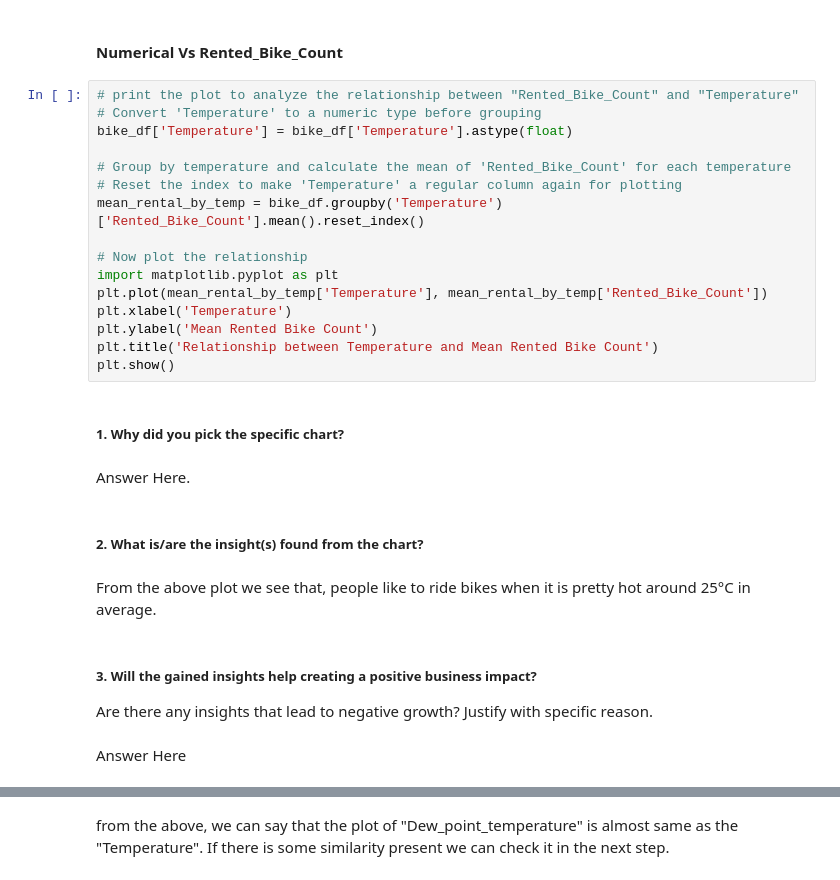
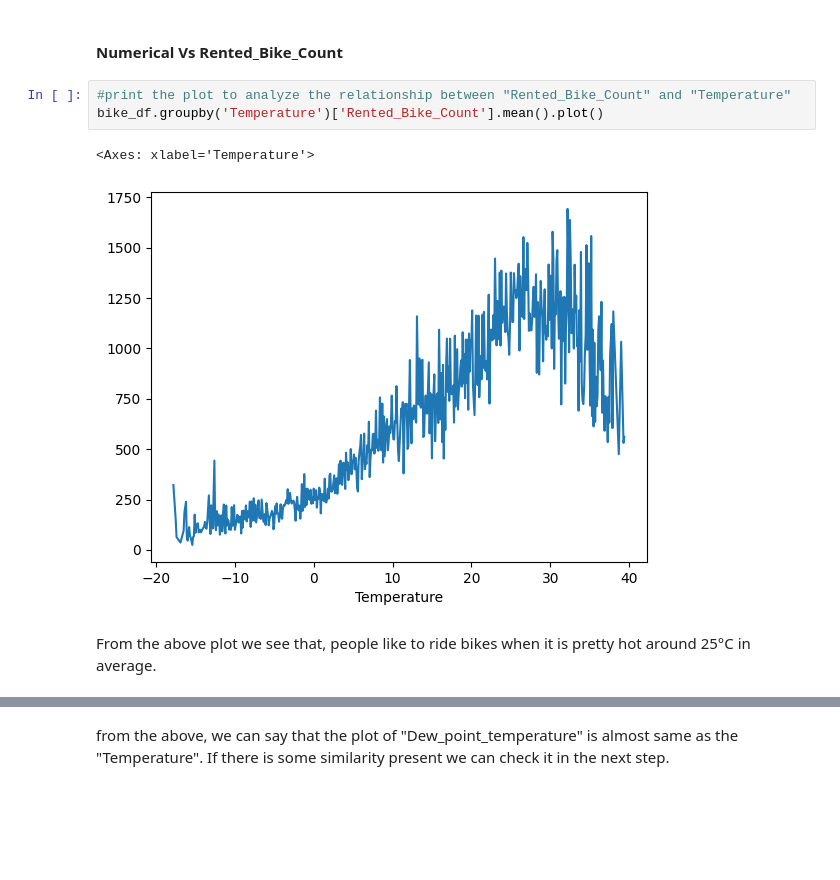
Before and after one commit to Dharitri-2022ds/ML-Capstone, a Jupyter notebook: Almabetter_Module_6_capstone_ML_project_.ipynb, the cells around one changed output, grey strips where cells are left out. Saved outputs shown, nothing was run; the diff lists cells and outputs as text; blank space fills up the shorter version.

```diff
--- a/Almabetter_Module_6_capstone_ML_project_.ipynb
+++ b/Almabetter_Module_6_capstone_ML_project_.ipynb
@@ -505,34 +656,13 @@ Answer Here
 ## Relationship between numerical features and dependent variable
 # %% [markdown]
 #### Numerical Vs Rented_Bike_Count
-# %%
-# print the plot to analyze the relationship between "Rented_Bike_Count" and "Temperature"
-# Convert 'Temperature' to a numeric type before grouping
-bike_df['Temperature'] = bike_df['Temperature'].astype(float)
-
-# Group by temperature and calculate the mean of 'Rented_Bike_Count' for each temperature
-# Reset the index to make 'Temperature' a regular column again for plotting
-mean_rental_by_temp = bike_df.groupby('Temperature')['Rented_Bike_Count'].mean().reset_index()
-
-# Now plot the relationship
-import matplotlib.pyplot as plt
-plt.plot(mean_rental_by_temp['Temperature'], mean_rental_by_temp['Rented_Bike_Count'])
-plt.xlabel('Temperature')
-plt.ylabel('Mean Rented Bike Count')
-plt.title('Relationship between Temperature and Mean Rented Bike Count')
-plt.show()
-# %% [markdown]
-##### 1. Why did you pick the specific chart?
-# %% [markdown]
-Answer Here.
-# %% [markdown]
-##### 2. What is/are the insight(s) found from the chart?
+# %%
+#print the plot to analyze the relationship between "Rented_Bike_Count" and "Temperature"
+bike_df.groupby('Temperature')['Rented_Bike_Count'].mean().plot()
+# %% [output]
+<Axes: xlabel='Temperature'>
+[figure, added]
 # %% [markdown]
 From the above plot we see that, people like to ride bikes when it is pretty hot around 25°C in average.
-# %% [markdown]
-##### 3. Will the gained insights help creating a positive business impact?
-Are there any insights that lead to negative growth? Justify with specific reason.
-# %% [markdown]
-Answer Here
 # %%
 #print the plot to analyze the relationship between "Rented_Bike_Count" and "Dew_point_temperature"
```
Also changed, not shown: parts of 217 cells of this notebook.
